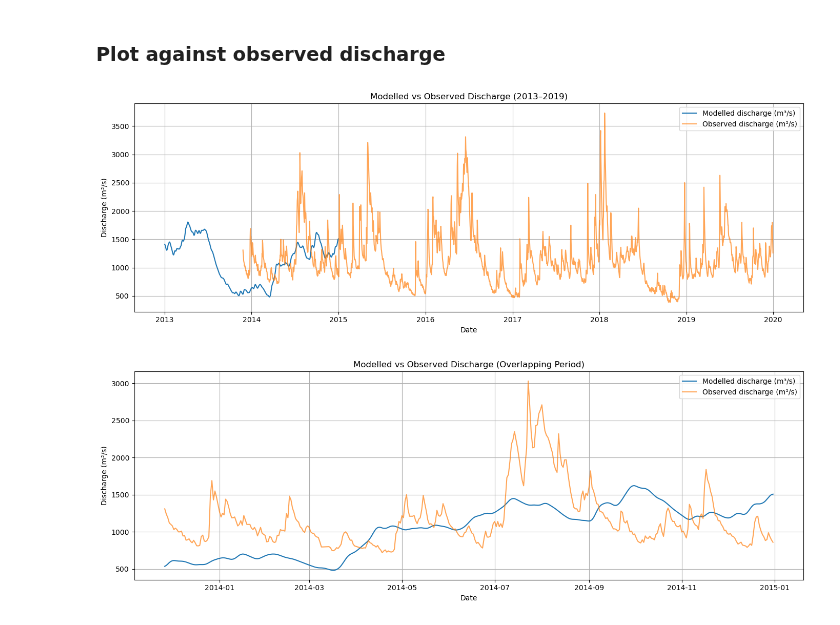
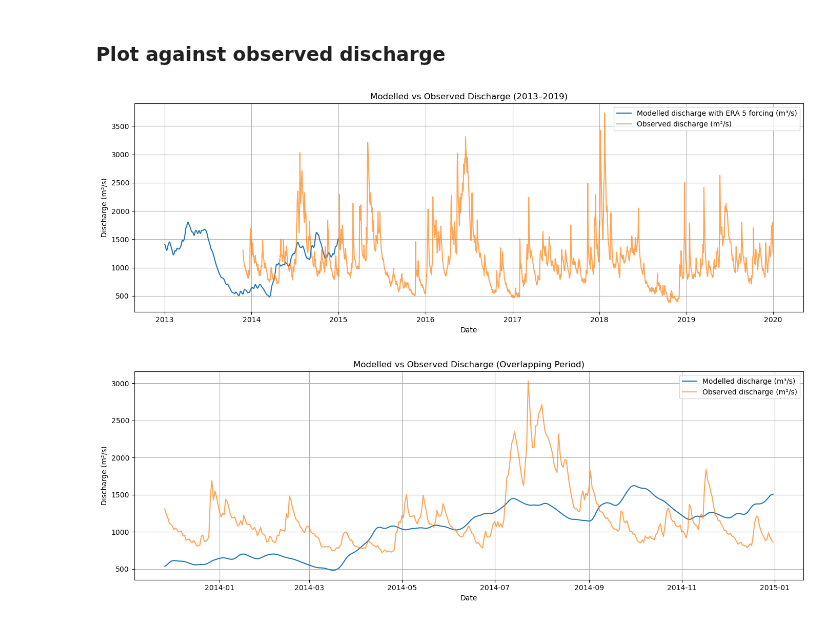
Before and after one commit to eWaterCycle/projects, a Jupyter notebook: book/thesis_projects/BSc/2025_Q4_ElkeSchokking_CEG/work in progress/Historic_CMIP.ipynb, the cells around one changed output. Cells and saved outputs as stored; diff of their text form; code cells hidden in the pictures.

```diff
--- a/book/thesis_projects/BSc/2025_Q4_ElkeSchokking_CEG/work in progress/Historic_CMIP.ipynb
+++ b/book/thesis_projects/BSc/2025_Q4_ElkeSchokking_CEG/work in progress/Historic_CMIP.ipynb
@@ -210,18 +214,18 @@ obs_series = pd.Series(discharges, index=dates, name="Observed Discharge (m³/s)
 obs_filtered = obs_series["2013-01-01":"2019-12-31"]
 # %%
 plt.figure(figsize=(14, 5))
-plt.plot(model_data_filtered, label='Modelled discharge (m³/s)')
+plt.plot(model_data_filtered, label='Modelled discharge with ERA 5 forcing (m³/s)')
 plt.plot(obs_filtered, label='Observed discharge (m³/s)', alpha=0.7)
 
 plt.xlabel("Date")
 plt.ylabel("Discharge (m³/s)")
 plt.title("Modelled vs Observed Discharge (2013–2019)")
 plt.legend()
 plt.grid(True)
 plt.tight_layout()
 plt.show()
 # %% [output]
-[figure, old version]
+[figure, new version]
 # %%
 # Convert both indices to timezone-naive before processing
 model_data_filtered.index = model_data_filtered.index.tz_convert(None) if model_data_filtered.index.tz else model_data_filtered.index
```
Also changed, not shown: parts of 3 cells of this notebook.
